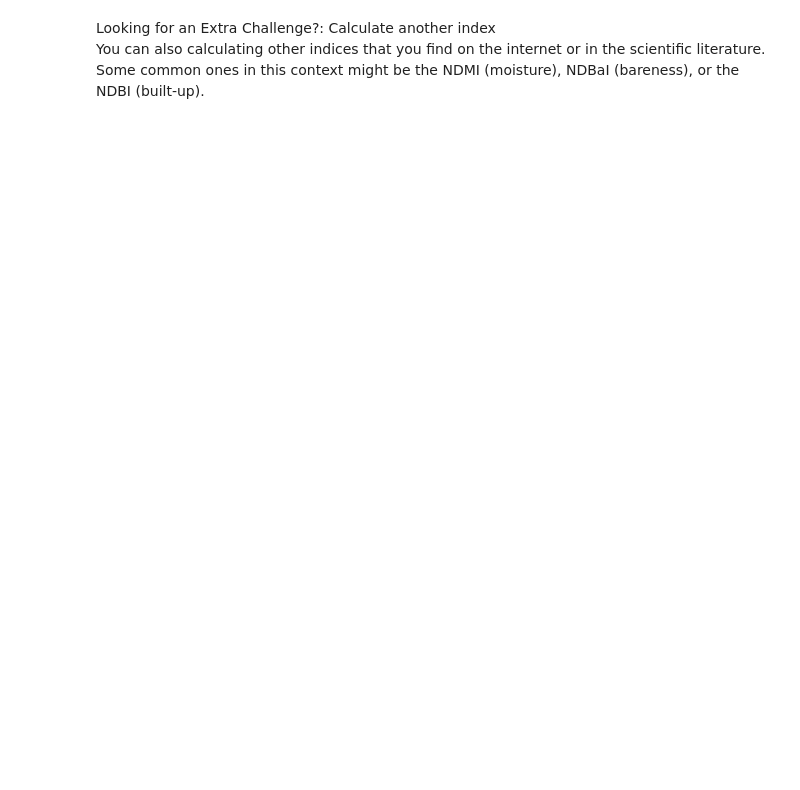
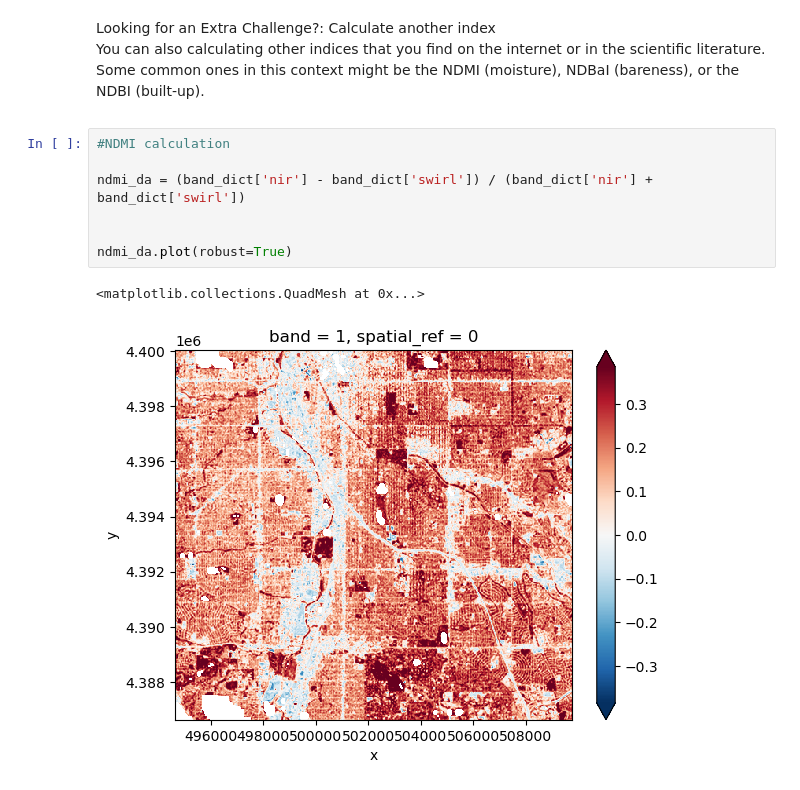
Before and after one commit to earthlab-education/fundamentals-04-redlining-VictoriAragon, a Jupyter notebook: notebooks/redlining-33-spectral-indices.ipynb, the cells around one changed output. Cells and saved outputs as stored; diff of their text form; blank space fills up the shorter version.

Commit message:
34 plot done

```diff
--- a/notebooks/redlining-33-spectral-indices.ipynb
+++ b/notebooks/redlining-33-spectral-indices.ipynb
@@ -68,3 +69,13 @@ band_dict['nir'].rio.nodata
 <link rel="stylesheet" type="text/css" href="./assets/styles.css"><div class="callout callout-style-default callout-titled callout-extra"><div class="callout-header"><div class="callout-icon-container"><i class="callout-icon"></i></div><div class="callout-title-container flex-fill">Looking for an Extra Challenge?: Calculate another index</div></div><div class="callout-body-container callout-body"><p>You can also calculating other indices that you find on the internet
 or in the scientific literature. Some common ones in this context might
 be the NDMI (moisture), NDBaI (bareness), or the NDBI (built-up).</p></div></div>
+# %%
+#NDMI calculation
+
+ndmi_da = (band_dict['nir'] - band_dict['swirl']) / (band_dict['nir'] + band_dict['swirl'])
+
+
+ndmi_da.plot(robust=True)
+# %% [output]
+<matplotlib.collections.QuadMesh at 0x...>
+[figure, added]
```
Also changed, not shown: parts of 3 cells of this notebook, 2 other files.
